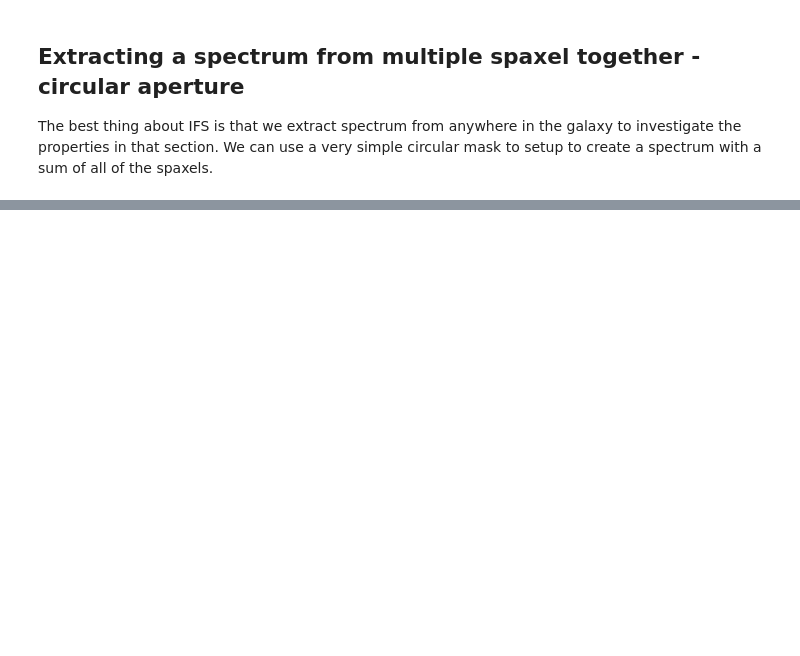
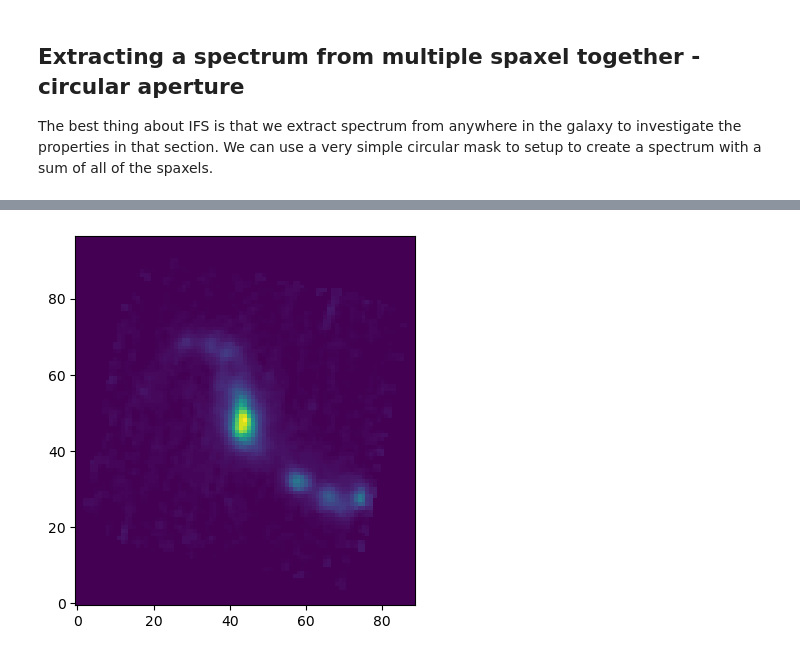
Before and after one commit to honzascholtz/Qubespec, a Jupyter notebook: Tutorial/Torun_school/1_Basic_IFS.ipynb, the cells around one changed output, grey strips where cells are left out. Saved outputs shown, nothing was run; the diff lists cells and outputs as text; code cells hidden in the pictures; blank space fills up the shorter version.

```diff
--- a/Tutorial/Torun_school/1_Basic_IFS.ipynb
+++ b/Tutorial/Torun_school/1_Basic_IFS.ipynb
@@ -204,17 +215,19 @@ We can also create a very simple linemap similar to what way we did it in QFitsV
 # %%
 # Creating the linemap:
 
 from QubeSpec import Cube
 
 
-channel0, channel1 = 3211, 3227 # Values from QFitsView from around Halpha emission line
+channel0, channel1 = 3213, 3225 # Values from QFitsView from around Halpha emission line
 
 # Creating a linemap:
 Linemap = np.sum(Flux_cube[channel0:channel1, :,:], axis=(0))
 
 # and now plot
 f, ax = plt.subplots(1)
 
 ax.imshow(Linemap, cmap='viridis', vmin=0, origin='lower')
 
 plt.show()
+# %% [output]
+[figure, added]
```
Also changed, not shown: parts of 18 cells of this notebook, 3 other files.
